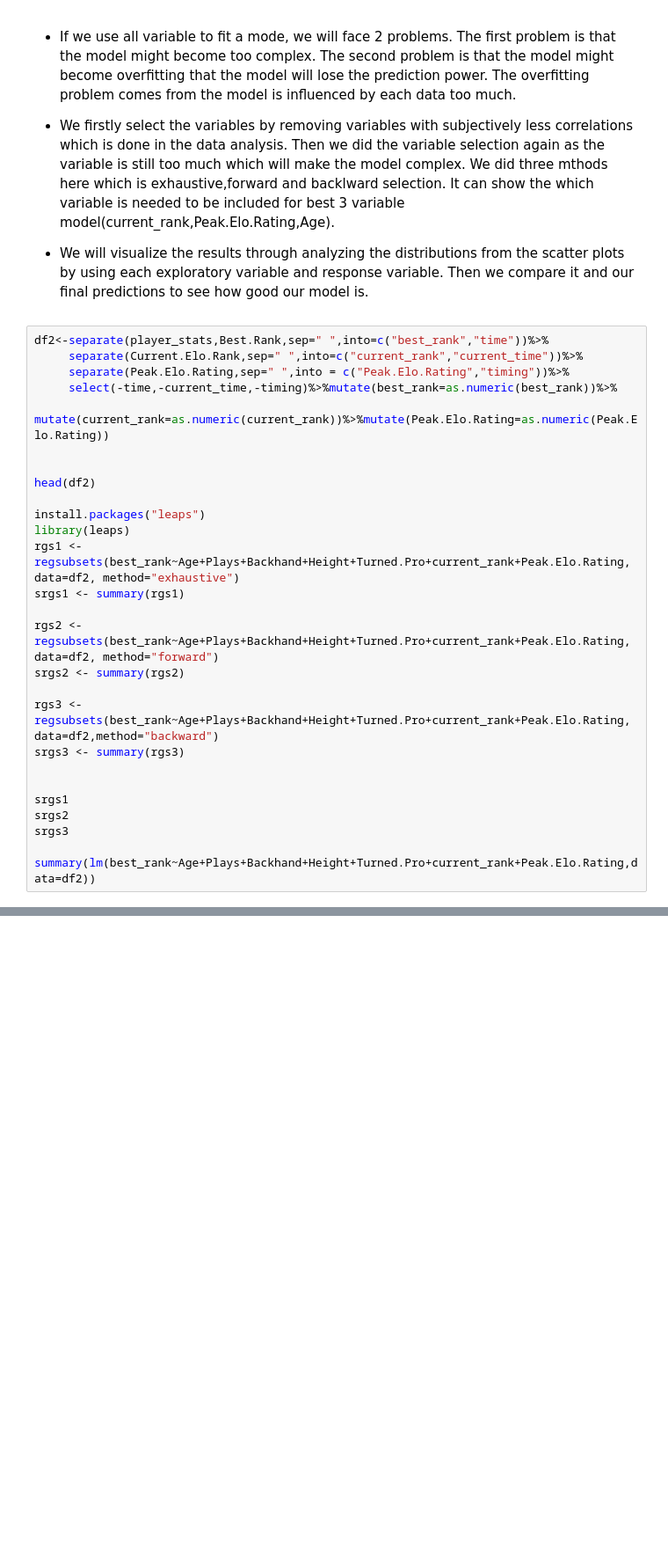
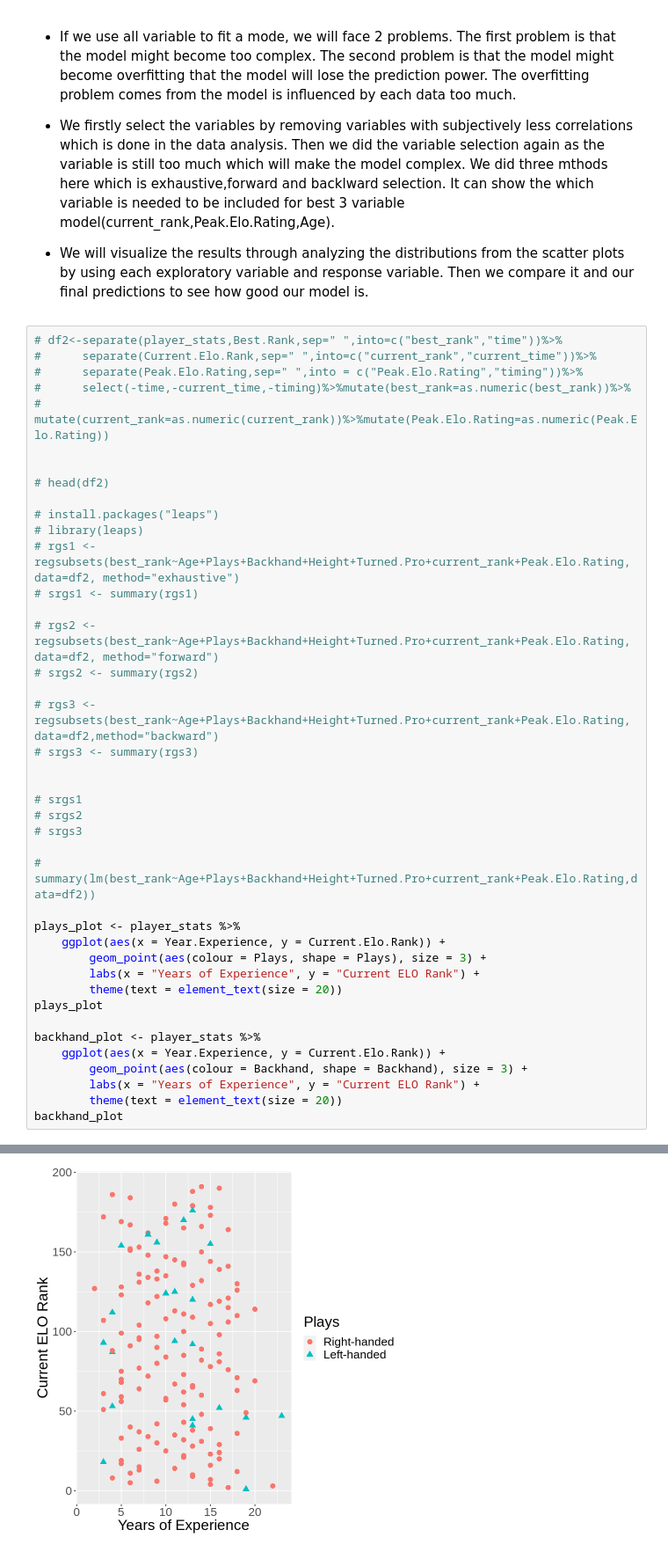
Before and after one commit to J4mesAcastor/group5_player_stats, a Jupyter notebook: project_proposal.ipynb, the cells around one changed output, grey strips where cells are left out. Shown at 88% size. Cells and saved outputs as stored; diff of their text form; blank space fills up the shorter version.

```diff
--- a/project_proposal.ipynb
+++ b/project_proposal.ipynb
@@ -92,30 +94,44 @@ A tibble: 246 × 8
 
 * We will visualize the results through analyzing the distributions from the scatter plots by using each exploratory variable and response variable. Then we compare it and our final predictions to see how good our model is.
 # %%
-df2<-separate(player_stats,Best.Rank,sep=" ",into=c("best_rank","time"))%>%
-     separate(Current.Elo.Rank,sep=" ",into=c("current_rank","current_time"))%>%
-     separate(Peak.Elo.Rating,sep=" ",into = c("Peak.Elo.Rating","timing"))%>%
-     select(-time,-current_time,-timing)%>%mutate(best_rank=as.numeric(best_rank))%>%
-     mutate(current_rank=as.numeric(current_rank))%>%mutate(Peak.Elo.Rating=as.numeric(Peak.Elo.Rating))
+# df2<-separate(player_stats,Best.Rank,sep=" ",into=c("best_rank","time"))%>%
+#      separate(Current.Elo.Rank,sep=" ",into=c("current_rank","current_time"))%>%
+#      separate(Peak.Elo.Rating,sep=" ",into = c("Peak.Elo.Rating","timing"))%>%
+#      select(-time,-current_time,-timing)%>%mutate(best_rank=as.numeric(best_rank))%>%
+#      mutate(current_rank=as.numeric(current_rank))%>%mutate(Peak.Elo.Rating=as.numeric(Peak.Elo.Rating))
 
 
-head(df2)
+# head(df2)
 
-install.packages("leaps")
-library(leaps)
-rgs1 <- regsubsets(best_rank~Age+Plays+Backhand+Height+Turned.Pro+current_rank+Peak.Elo.Rating, data=df2, method="exhaustive")
-srgs1 <- summary(rgs1)
+# install.packages("leaps")
+# library(leaps)
+# rgs1 <- regsubsets(best_rank~Age+Plays+Backhand+Height+Turned.Pro+current_rank+Peak.Elo.Rating, data=df2, method="exhaustive")
+# srgs1 <- summary(rgs1)
 
-rgs2 <- regsubsets(best_rank~Age+Plays+Backhand+Height+Turned.Pro+current_rank+Peak.Elo.Rating, data=df2, method="forward")
-srgs2 <- summary(rgs2)
+# rgs2 <- regsubsets(best_rank~Age+Plays+Backhand+Height+Turned.Pro+current_rank+Peak.Elo.Rating, data=df2, method="forward")
+# srgs2 <- summary(rgs2)
 
-rgs3 <- regsubsets(best_rank~Age+Plays+Backhand+Height+Turned.Pro+current_rank+Peak.Elo.Rating, data=df2,method="backward")
-srgs3 <- summary(rgs3)
+# rgs3 <- regsubsets(best_rank~Age+Plays+Backhand+Height+Turned.Pro+current_rank+Peak.Elo.Rating, data=df2,method="backward")
+# srgs3 <- summary(rgs3)
 
 
-srgs1
-srgs2
-srgs3
+# srgs1
+# srgs2
+# srgs3
 
-summary(lm(best_rank~Age+Plays+Backhand+Height+Turned.Pro+current_rank+Peak.Elo.Rating,data=df2))
+# summary(lm(best_rank~Age+Plays+Backhand+Height+Turned.Pro+current_rank+Peak.Elo.Rating,data=df2))
+
+plays_plot <- player_stats %>%
+    ggplot(aes(x = Year.Experience, y = Current.Elo.Rank)) +
+        geom_point(aes(colour = Plays, shape = Plays), size = 3) +
+        labs(x = "Years of Experience", y = "Current ELO Rank") +
+        theme(text = element_text(size = 20))
+plays_plot
+
+backhand_plot <- player_stats %>%
+    ggplot(aes(x = Year.Experience, y = Current.Elo.Rank)) +
+        geom_point(aes(colour = Backhand, shape = Backhand), size = 3) +
+        labs(x = "Years of Experience", y = "Current ELO Rank") +
+        theme(text = element_text(size = 20))
+backhand_plot
 # %% [output]
@@ -202,0 +142 @@ F-statistic: 30.73 on 7 and 80 DF,  p-value: < 2.2e-16
+[figure, added]
```
Also changed, not shown: parts of 2 cells of this notebook.
